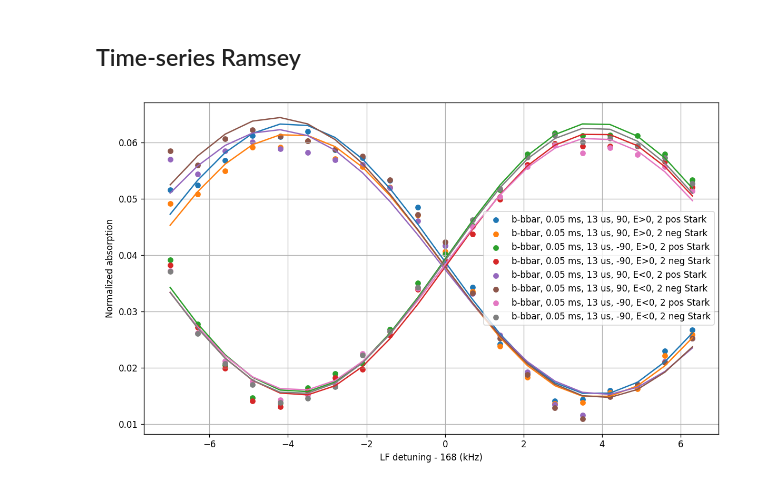
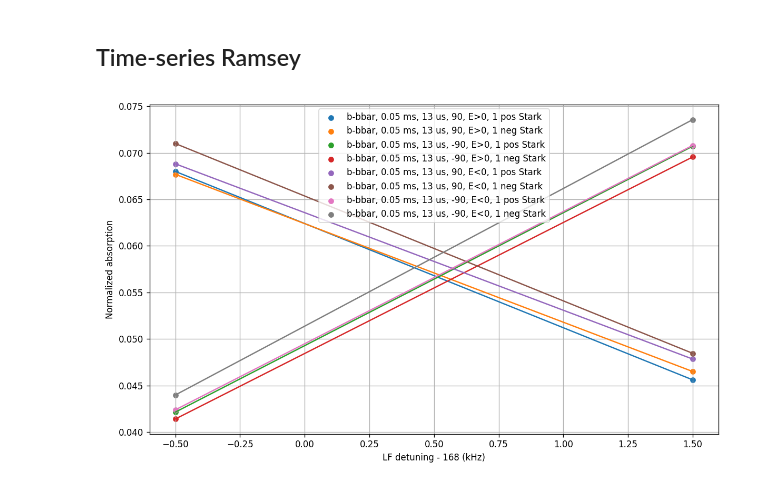
Before and after one commit to vuthalab/onix, a Jupyter notebook: analysis/lf_spectroscopy.ipynb, the cells around one changed output. Drawn from its saved outputs; the diff is of its cells as text; code cells hidden in the pictures.

```diff
--- a/analysis/lf_spectroscopy.ipynb
+++ b/analysis/lf_spectroscopy.ipynb
@@ -878,50 +882,66 @@ def get_sine_fit(detunings, voltages, p0=None, bounds=None):
     fitter.fit(maxfev = 10000)
     return fitter
 # %%
-data = {
-    "b-bbar, 0.1 ms, 13 us, 90, E>0": (579490, 579506),
-    "b-bbar, 0.1 ms, 13 us, -90, E>0": (579507, 579523),
-    "b-bbar, 0.1 ms, 13 us, 90, E<0": (579524, 579540),
-    "b-bbar, 0.1 ms, 13 us, -90, E<0": (579541, 579557),
-    # "b-bbar, 0.1 ms, 13 us, x": (579592, 579608),
-}
 data = {
     # "b-bbar, 0.05 ms, 13 us, 90, E>0": (579736, 579755),
     # "b-bbar, 0.05 ms, 13 us, -90, E>0": (579756, 579775),
     # "b-bbar, 0.05 ms, 13 us, 90, E<0": (579776, 579795),
     # "b-bbar, 0.05 ms, 13 us, -90, E<0": (579796, 579815),
     # "b-bbar, 0.05 ms, 13 us, 90, E>0, 1": (579816, 579835),
     # "b-bbar, 0.05 ms, 13 us, -90, E>0, 1": (579836, 579855),
     # "b-bbar, 0.05 ms, 13 us, 90, E<0, 1": (579856, 579875),
     # "b-bbar, 0.05 ms, 13 us, -90, E<0, 1": (579876, 579895),
-    "b-bbar, 0.05 ms, 13 us, 90, E>0, 2": (580066, 580085),
-    "b-bbar, 0.05 ms, 13 us, -90, E>0, 2": (580086, 580105),
-    "b-bbar, 0.05 ms, 13 us, 90, E<0, 2": (580106, 580125),
-    "b-bbar, 0.05 ms, 13 us, -90, E<0, 2": (580126, 580145),
+    # "b-bbar, 0.05 ms, 13 us, 90, E>0, 2": (580066, 580085),
+    # "b-bbar, 0.05 ms, 13 us, -90, E>0, 2": (580086, 580105),
+    # "b-bbar, 0.05 ms, 13 us, 90, E<0, 2": (580106, 580125),
+    # "b-bbar, 0.05 ms, 13 us, -90, E<0, 2": (580126, 580145),
+
+
+    # "new params": (580680, 580699),
+    # "new params 2": (580700, 580719),
+
+    # "longer averaging": (580734, 580753),
+    # "longer averaging 2": (580754, 580773),
+    # "b-bbar, 0.05 ms, 13 us, 90, E>0": (581177, 581178),
+    # "b-bbar, 0.05 ms, 13 us, -90, E>0": (581179, 581180),
+    # "b-bbar, 0.05 ms, 13 us, 90, E<0": (581181, 581182),
+    # "b-bbar, 0.05 ms, 13 us, -90, E<0": (581183, 581184),
+    "b-bbar, 0.05 ms, 13 us, 90, E>0, 1": (581290, 581291),
+    "b-bbar, 0.05 ms, 13 us, -90, E>0, 1": (581292, 581293),
+    "b-bbar, 0.05 ms, 13 us, 90, E<0, 1": (581294, 581295),
+    "b-bbar, 0.05 ms, 13 us, -90, E<0, 1": (581296, 581297),
+    # "b-bbar, 0.05 ms, 13 us, 90, E>0, 2": (581830, 581831),
+    # "b-bbar, 0.05 ms, 13 us, -90, E>0, 2": (581832, 581833),
+    # "b-bbar, 0.05 ms, 13 us, 90, E<0, 2": (581834, 581835),
+    # "b-bbar, 0.05 ms, 13 us, -90, E<0, 2": (581836, 581837),
+    # "b-bbar, 0.05 ms, 13 us, 90, E>0, 3": (582214, 582215),
+    # "b-bbar, 0.05 ms, 13 us, -90, E>0, 3": (582216, 582217),
+    # "b-bbar, 0.05 ms, 13 us, 90, E<0, 3": (582218, 582219),
+    # "b-bbar, 0.05 ms, 13 us, -90, E<0, 3": (582220, 582221),
 }
 
 fig, ax = plt.subplots(figsize = (10, 6), dpi = 120)
 for ll, (label, data_range) in enumerate(data.items()):
     data_list = data_identification_to_list(data_range)
     ratios, headers, E_field = get_voltage_ratios(data_list)
     xs = [header["params"]["lf"]["detuning"].to("kHz").magnitude for header in headers]
     ys = (1-ratios)
     if E_field[0] is not None:
         ax.scatter(xs, ys[:,0], label=label + " pos Stark", s = 30)
         pos_fit = get_sine_fit(xs, ys[:, 0])
         ax.plot(xs, pos_fit.fitted_value(xs))
         ax.scatter(xs, ys[:,1], label=label + " neg Stark", s = 30)
         neg_fit = get_sine_fit(xs, ys[:, 1])
         ax.plot(xs, neg_fit.fitted_value(xs))
 
 ax.set_xlabel(f"LF detuning - {headers[0]["params"]["lf"]["center_frequency"].to("kHz").magnitude} (kHz)")
 ax.set_ylabel("Normalized absorption")
 ax.legend()
 ax.grid()
 plt.tight_layout()
 plt.show()
 # %% [output]
-[figure, old version]
+[figure, new version]
 # %%
 data = {
     # "b-bbar, 0.05 ms, 13 us, 90, E>0": (579736, 579755),
```
Also changed, not shown: parts of 11 cells of this notebook, 9 other files.
